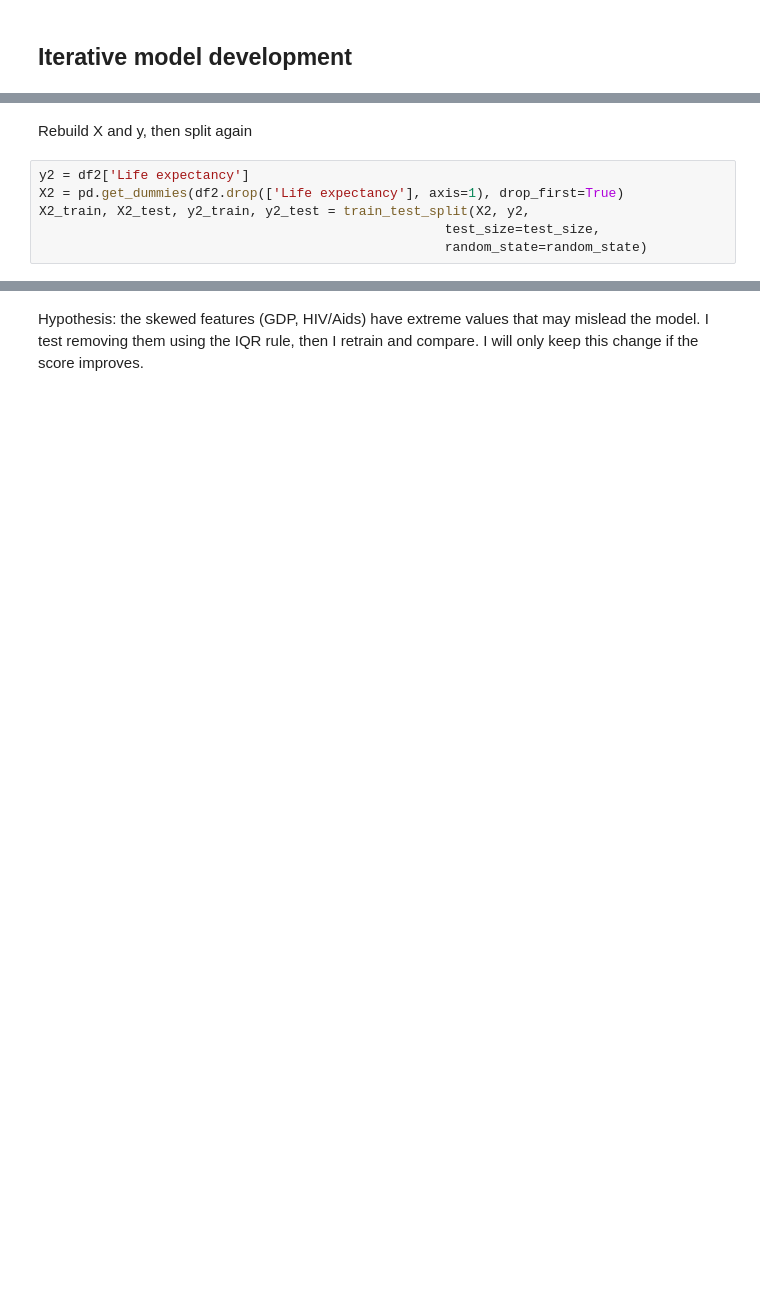
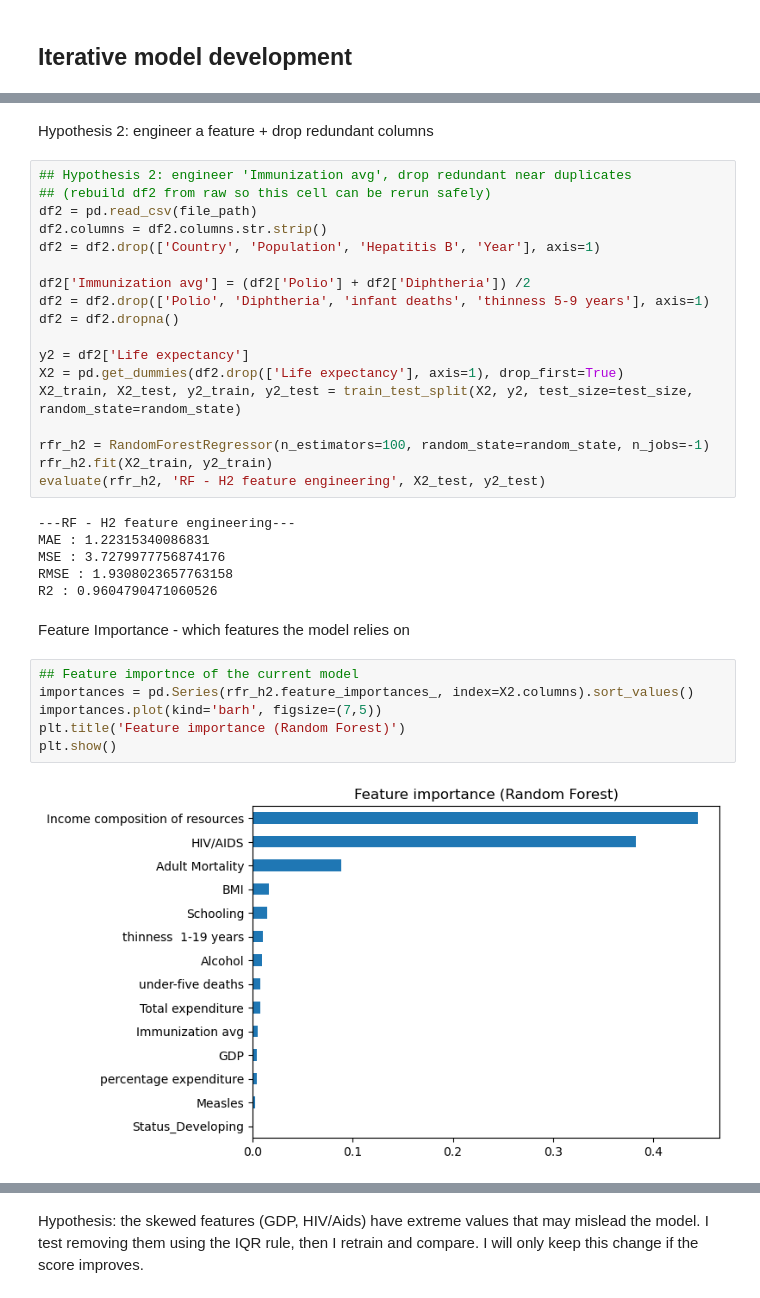
Before and after one commit to saztec/MLDP-C25U02-Apr2026, a Jupyter notebook: Syed_Ghazi/MLDP Program Codes Submission Template.ipynb, the cells around one changed output, grey strips where cells are left out. Drawn from its saved outputs; the diff is of its cells as text; blank space fills up the shorter version.

```diff
--- a/Syed_Ghazi/MLDP Program Codes Submission Template.ipynb
+++ b/Syed_Ghazi/MLDP Program Codes Submission Template.ipynb
@@ -390,9 +361,37 @@ df2 = df2.dropna()  # Remove any rows that still have missing values
-# %% [markdown]
-Rebuild X and y, then split again
-# %%
-y2 = df2['Life expectancy']
-X2 = pd.get_dummies(df2.drop(['Life expectancy'], axis=1), drop_first=True)
-X2_train, X2_test, y2_train, y2_test = train_test_split(X2, y2,
-                                                    test_size=test_size,
-                                                    random_state=random_state)
+# %% [markdown]
+Hypothesis 2: engineer a feature + drop redundant columns
+# %%
+## Hypothesis 2: engineer 'Immunization avg', drop redundant near duplicates
+## (rebuild df2 from raw so this cell can be rerun safely)
+df2 = pd.read_csv(file_path)
+df2.columns = df2.columns.str.strip()
+df2 = df2.drop(['Country', 'Population', 'Hepatitis B', 'Year'], axis=1)
+
+df2['Immunization avg'] = (df2['Polio'] + df2['Diphtheria']) /2
+df2 = df2.drop(['Polio', 'Diphtheria', 'infant deaths', 'thinness 5-9 years'], axis=1)
+df2 = df2.dropna()
+
+y2 = df2['Life expectancy']
+X2 = pd.get_dummies(df2.drop(['Life expectancy'], axis=1), drop_first=True)
+X2_train, X2_test, y2_train, y2_test = train_test_split(X2, y2, test_size=test_size, random_state=random_state)
+
+rfr_h2 = RandomForestRegressor(n_estimators=100, random_state=random_state, n_jobs=-1)
+rfr_h2.fit(X2_train, y2_train)
+evaluate(rfr_h2, 'RF - H2 feature engineering', X2_test, y2_test)
+# %% [output]
+---RF - H2 feature engineering---
+MAE : 1.22315340086831
+MSE : 3.7279977756874176
+RMSE : 1.9308023657763158
+R2 : 0.9604790471060526
+# %% [markdown]
+Feature Importance - which features the model relies on
+# %%
+## Feature importnce of the current model
+importances = pd.Series(rfr_h2.feature_importances_, index=X2.columns).sort_values()
+importances.plot(kind='barh', figsize=(7,5))
+plt.title('Feature importance (Random Forest)')
+plt.show()
+# %% [output]
+[figure, added]
 # %%
```
Also changed, not shown: parts of 21 cells of this notebook.
